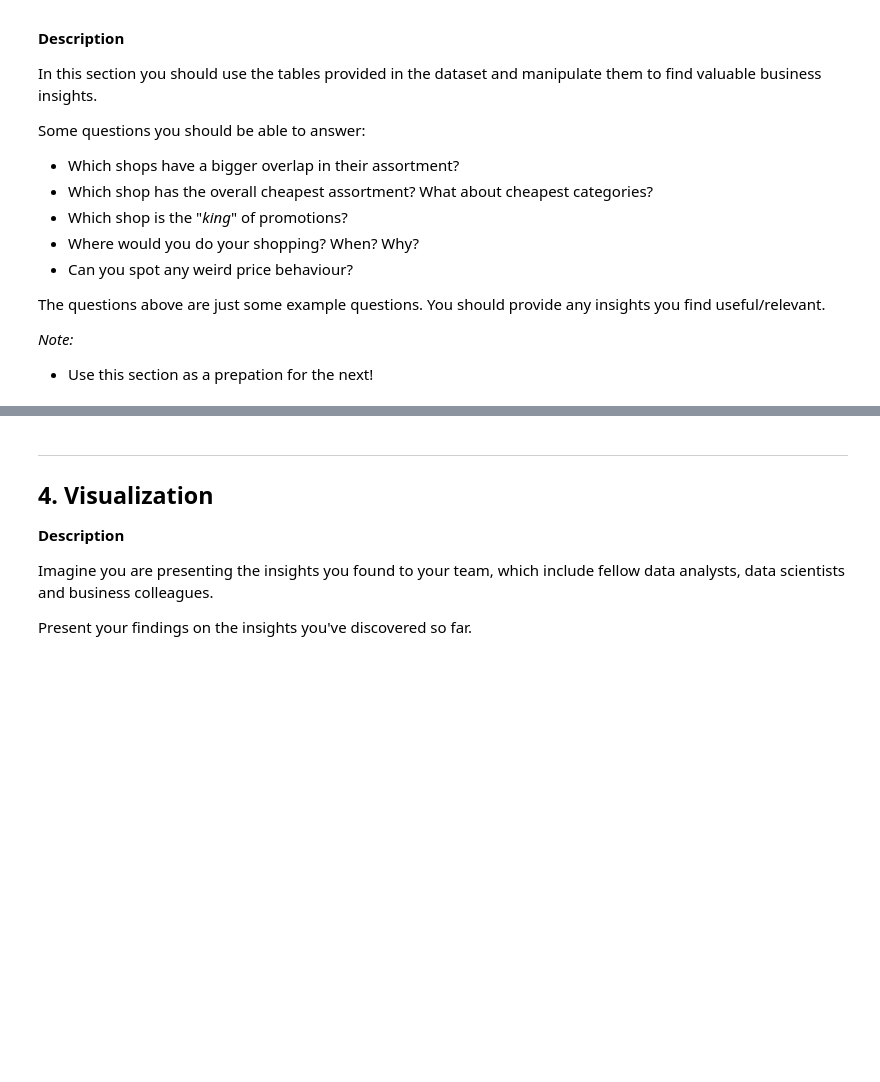
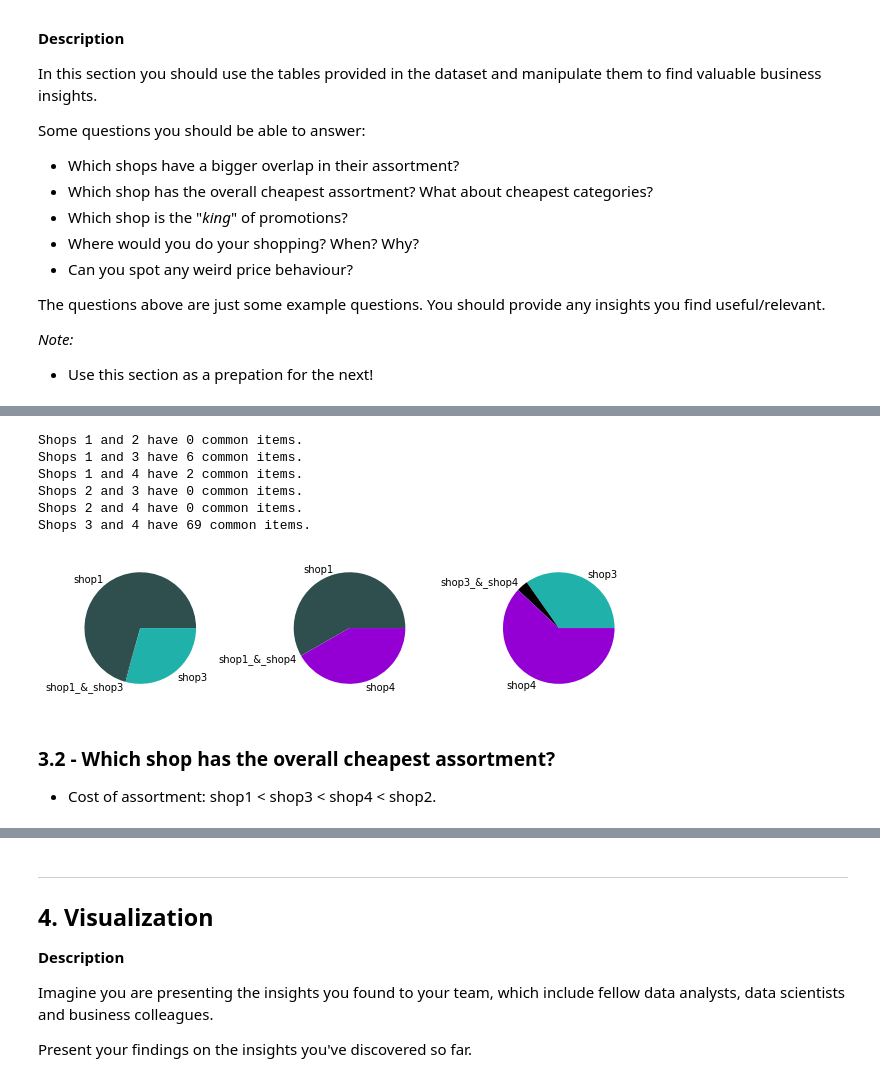
Before and after one commit to sofiarvaz/da_challenge, a Jupyter notebook: da_challenge.ipynb, the cells around one changed output, grey strips where cells are left out. Drawn from its saved outputs; the diff is of its cells as text; code cells hidden in the pictures; blank space fills up the shorter version.

```diff
--- a/da_challenge.ipynb
+++ b/da_challenge.ipynb
@@ -628,0 +629,3 @@ _Note:_
+# %%
+## Create new table to find assortment Overlap:
+shop_assortment = product_tab[['shop', 'country', 'product_id', 'name']].copy().drop_duplicates(keep='first')
@@ -628,0 +667,70 @@ _Note:_
+# %%
+## Assortment Overlap between each shop:
+shop_assortment = shop_assortment[['shop', 'name']].copy().drop_duplicates(keep='first')
+
+assortment_overlap_12 = shop_assortment[shop_assortment.shop.isin(['shop1', 'shop2'])].sort_values(by='name')
+assortment_overlap_13 = shop_assortment[shop_assortment.shop.isin(['shop1', 'shop3'])].sort_values(by='name')
+assortment_overlap_14 = shop_assortment[shop_assortment.shop.isin(['shop1', 'shop4'])].sort_values(by='name')
+assortment_overlap_23 = shop_assortment[shop_assortment.shop.isin(['shop2', 'shop3'])].sort_values(by='name')
+assortment_overlap_24 = shop_assortment[shop_assortment.shop.isin(['shop2', 'shop4'])].sort_values(by='name')
+assortment_overlap_34 = shop_assortment[shop_assortment.shop.isin(['shop3', 'shop4'])].sort_values(by='name')
+
+print('Shops 1 and 2 have ' + str(len(assortment_overlap_12.name) - len(assortment_overlap_12.name.unique())) + ' common items.')
+print('Shops 1 and 3 have ' + str(len(assortment_overlap_13.name) - len(assortment_overlap_13.name.unique())) + ' common items.')
+print('Shops 1 and 4 have ' + str(len(assortment_overlap_14.name) - len(assortment_overlap_14.name.unique())) + ' common items.')
+print('Shops 2 and 3 have ' + str(len(assortment_overlap_23.name) - len(assortment_overlap_23.name.unique())) + ' common items.')
+print('Shops 2 and 4 have ' + str(len(assortment_overlap_24.name) - len(assortment_overlap_24.name.unique())) + ' common items.')
+print('Shops 3 and 4 have ' + str(len(assortment_overlap_34.name) - len(assortment_overlap_34.name.unique())) + ' common items.')
+
+## Assortment Overlap between 1 and 3:
+assortment_overlap_13 = shop_assortment[shop_assortment.shop.isin(['shop1', 'shop3'])].sort_values(by='name')
+
+for name in assortment_overlap_13.name.unique():
+    if len(assortment_overlap_13[assortment_overlap_13.name == name]) > 1:
+        assortment_overlap_13.shop[assortment_overlap_13.name == name] = 'shop1_&_shop3'
+
+assortment_overlap_13 = assortment_overlap_13.drop_duplicates(keep='first')
+overlap13 = assortment_overlap_13.groupby(['shop'])['name'].count().to_frame('name_count').reset_index()
+
+## Assortment Overlap between 1 and 4:
+assortment_overlap_14 = shop_assortment[shop_assortment.shop.isin(['shop1', 'shop4'])].sort_values(by='name')
+
+for name in assortment_overlap_14.name.unique():
+    if len(assortment_overlap_14[assortment_overlap_14.name == name]) > 1:
+        assortment_overlap_14.shop[assortment_overlap_14.name == name] = 'shop1_&_shop4'
+
+assortment_overlap_14 = assortment_overlap_14.drop_duplicates(keep='first')
+overlap14 = assortment_overlap_14.groupby(['shop'])['name'].count().to_frame('name_count').reset_index()
+
+## Assortment Overlap between 3 and 4:
+assortment_overlap_34 = shop_assortment[shop_assortment.shop.isin(['shop3', 'shop4'])].sort_values(by='name')
+
+for name in assortment_overlap_34.name.unique():
+    if len(assortment_overlap_34[assortment_overlap_34.name == name]) > 1:
+        assortment_overlap_34.shop[assortment_overlap_34.name == name] = 'shop3_&_shop4'
+
+assortment_overlap_34 = assortment_overlap_34.drop_duplicates(keep='first')
+overlap34 = assortment_overlap_34.groupby(['shop'])['name'].count().to_frame('name_count').reset_index()
+
+## Plot Assortment Overlaps:
+colors13 = ['darkslategrey','black','lightseagreen']
+colors14 = ['darkslategrey','black', 'darkviolet']
+colors34 = ['lightseagreen','black','darkviolet']
+fig_assortment_overlap, (ax13, ax14, ax34) = plt.subplots(1,3, figsize=(10,40))
+plt.subplots_adjust(wspace=0.5)
+ax13.pie(overlap13.name_count, labels=overlap13.shop, colors=colors13)
+ax14.pie(overlap14.name_count, labels=overlap14.shop, colors=colors14)
+ax34.pie(overlap34.name_count, labels=overlap34.shop, colors=colors34)
+plt.show()
+# %% [output]
+Shops 1 and 2 have 0 common items.
+Shops 1 and 3 have 6 common items.
+Shops 1 and 4 have 2 common items.
+Shops 2 and 3 have 0 common items.
+Shops 2 and 4 have 0 common items.
+Shops 3 and 4 have 69 common items.
+[figure, added]
+# %% [markdown]
+### 3.2 - Which shop has the overall cheapest assortment?
+
+- Cost of assortment: shop1 < shop3 < shop4 < shop2.
```
Also changed, not shown: parts of 25 cells of this notebook.
